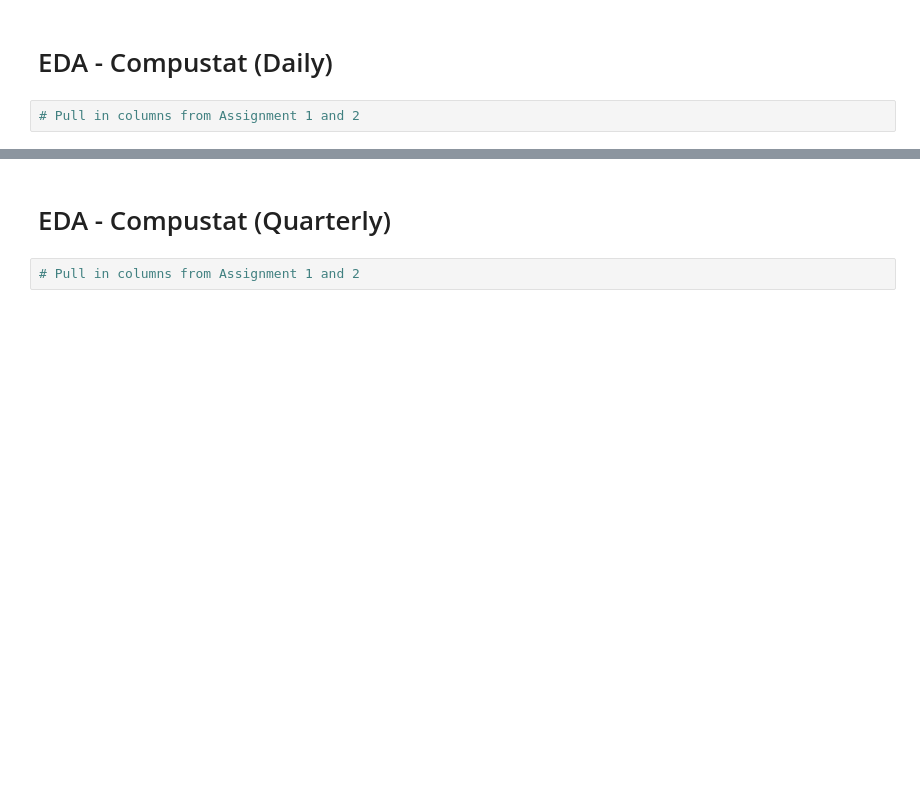
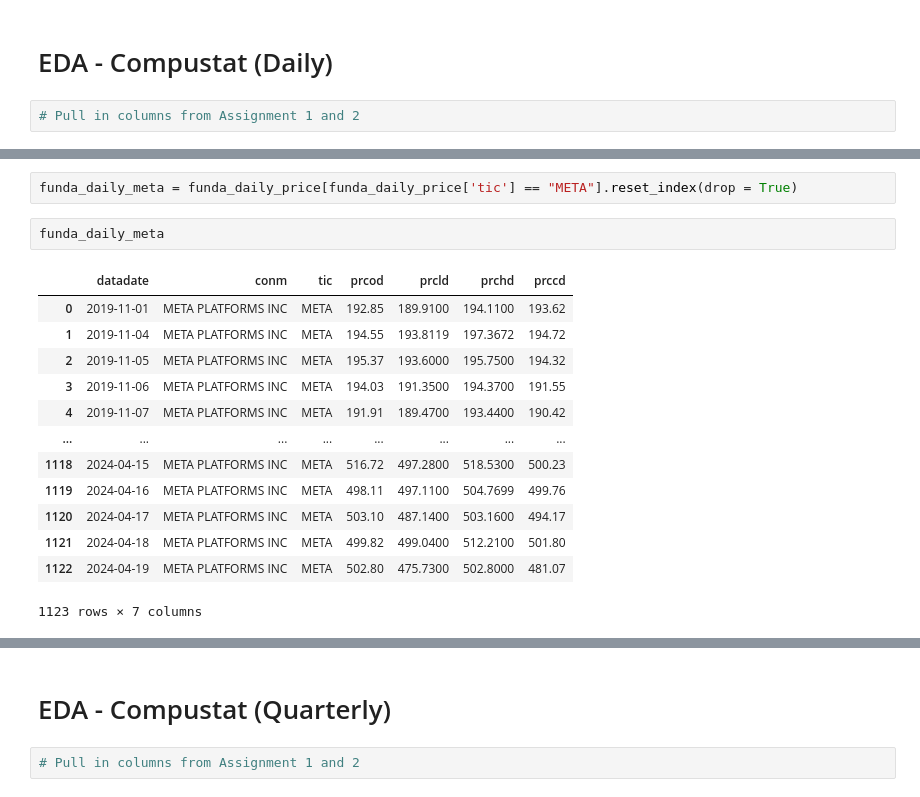
Before and after one commit to inveniam-viam/layoffs-impact, a Jupyter notebook: Analysis.ipynb, the cells around one changed output, grey strips where cells are left out. Cells and saved outputs as stored; diff of their text form; blank space fills up the shorter version.

```diff
--- a/Analysis.ipynb
+++ b/Analysis.ipynb
@@ -307,0 +319,18 @@ plt.show()
+# %%
+funda_daily_meta = funda_daily_price[funda_daily_price['tic'] == "META"].reset_index(drop = True)
+# %%
+funda_daily_meta
+# %% [output]
+|  | datadate | conm | tic | prcod | prcld | prchd | prccd |
+| 0 | 2019-11-01 | META PLATFORMS INC | META | 192.85 | 189.9100 | 194.1100 | 193.62 |
+| 1 | 2019-11-04 | META PLATFORMS INC | META | 194.55 | 193.8119 | 197.3672 | 194.72 |
+| 2 | 2019-11-05 | META PLATFORMS INC | META | 195.37 | 193.6000 | 195.7500 | 194.32 |
+| 3 | 2019-11-06 | META PLATFORMS INC | META | 194.03 | 191.3500 | 194.3700 | 191.55 |
+| 4 | 2019-11-07 | META PLATFORMS INC | META | 191.91 | 189.4700 | 193.4400 | 190.42 |
+| ... | ... | ... | ... | ... | ... | ... | ... |
+| 1118 | 2024-04-15 | META PLATFORMS INC | META | 516.72 | 497.2800 | 518.5300 | 500.23 |
+| 1119 | 2024-04-16 | META PLATFORMS INC | META | 498.11 | 497.1100 | 504.7699 | 499.76 |
+| 1120 | 2024-04-17 | META PLATFORMS INC | META | 503.10 | 487.1400 | 503.1600 | 494.17 |
+| 1121 | 2024-04-18 | META PLATFORMS INC | META | 499.82 | 499.0400 | 512.2100 | 501.80 |
+| 1122 | 2024-04-19 | META PLATFORMS INC | META | 502.80 | 475.7300 | 502.8000 | 481.07 |
+1123 rows × 7 columns
```
Also changed, not shown: parts of 3 cells of this notebook.
